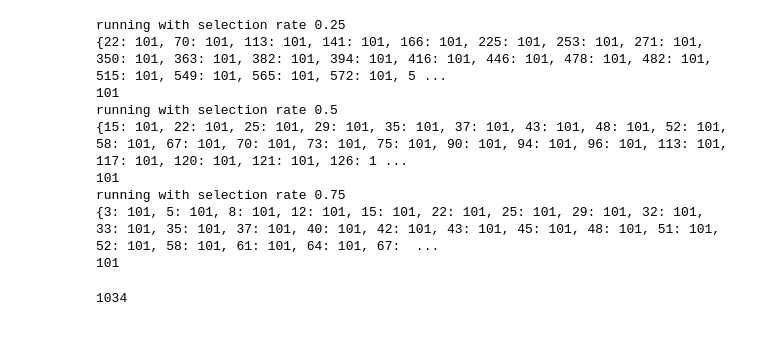
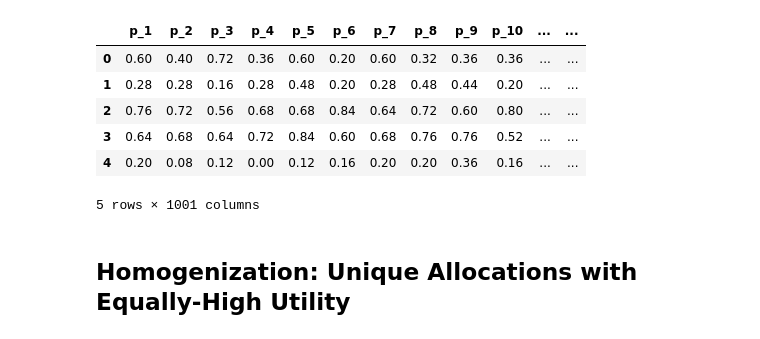
Before and after one commit to mqwangwa/rashomon, a Jupyter notebook: top_k.ipynb, the cells around one changed output. Drawn from its saved outputs; the diff is of its cells as text; code cells hidden in the pictures.

```diff
--- a/top_k.ipynb
+++ b/top_k.ipynb
@@ -26,27 +0,0 @@ def calculate_unique_allocations(k):
-# %%
-for rate in selection_rates:
-    freq = {}
-    print(f"running with selection rate {rate}")
-    k = int(rate * len(df))
-    allocations = calculate_unique_allocations(k)
-    for allocation in allocations:
-        for id in allocation:
-            freq[id] = freq.get(id, 0) + 1
-        # print(allocation)
-    freq = dict(sorted(freq.items(), key=lambda item: item[1], reverse=True))
-    print(freq)
-    print(len(allocations))
-# %% [output]
-running with selection rate 0.25
-{22: 101, 70: 101, 113: 101, 141: 101, 166: 101, 225: 101, 253: 101, 271: 101, 350: 101, 363: 101, 382: 101, 394: 101, 416: 101, 446: 101, 478: 101, 482: 101, 515: 101, 549: 101, 565: 101, 572: 101, 5 ...
-101
-running with selection rate 0.5
-{15: 101, 22: 101, 25: 101, 29: 101, 35: 101, 37: 101, 43: 101, 48: 101, 52: 101, 58: 101, 67: 101, 70: 101, 73: 101, 75: 101, 90: 101, 94: 101, 96: 101, 113: 101, 117: 101, 120: 101, 121: 101, 126: 1 ...
-101
-running with selection rate 0.75
-{3: 101, 5: 101, 8: 101, 12: 101, 15: 101, 22: 101, 25: 101, 29: 101, 32: 101, 33: 101, 35: 101, 37: 101, 40: 101, 42: 101, 43: 101, 45: 101, 48: 101, 51: 101, 52: 101, 58: 101, 61: 101, 64: 101, 67:  ...
-101
-# %%
-print(len(freq)) # 12 people were never selected
-# %% [output]
-1034
@@ -60,0 +10,12 @@ print(len(freq)) # 12 people were never selected
+# %%
+full_df = pd.read_csv("predictions/heloc/model_predictions.csv")
+NUM_MODELS = len(full_df.columns)-1
+full_df.head()
+# %% [output]
+|  | p_1 | p_2 | p_3 | p_4 | p_5 | p_6 | p_7 | p_8 | p_9 | p_10 | ... | ... |
+| 0 | 0.60 | 0.40 | 0.72 | 0.36 | 0.60 | 0.20 | 0.60 | 0.32 | 0.36 | 0.36 | ... | ... |
+| 1 | 0.28 | 0.28 | 0.16 | 0.28 | 0.48 | 0.20 | 0.28 | 0.48 | 0.44 | 0.20 | ... | ... |
+| 2 | 0.76 | 0.72 | 0.56 | 0.68 | 0.68 | 0.84 | 0.64 | 0.72 | 0.60 | 0.80 | ... | ... |
+| 3 | 0.64 | 0.68 | 0.64 | 0.72 | 0.84 | 0.60 | 0.68 | 0.76 | 0.76 | 0.52 | ... | ... |
+| 4 | 0.20 | 0.08 | 0.12 | 0.00 | 0.12 | 0.16 | 0.20 | 0.20 | 0.36 | 0.16 | ... | ... |
+5 rows × 1001 columns
@@ -60,0 +61,2 @@ print(len(freq)) # 12 people were never selected
+# %% [markdown]
+## Homogenization: Unique Allocations with Equally-High Utility
```
Also changed, not shown: parts of 14 cells of this notebook, 8 other files.
